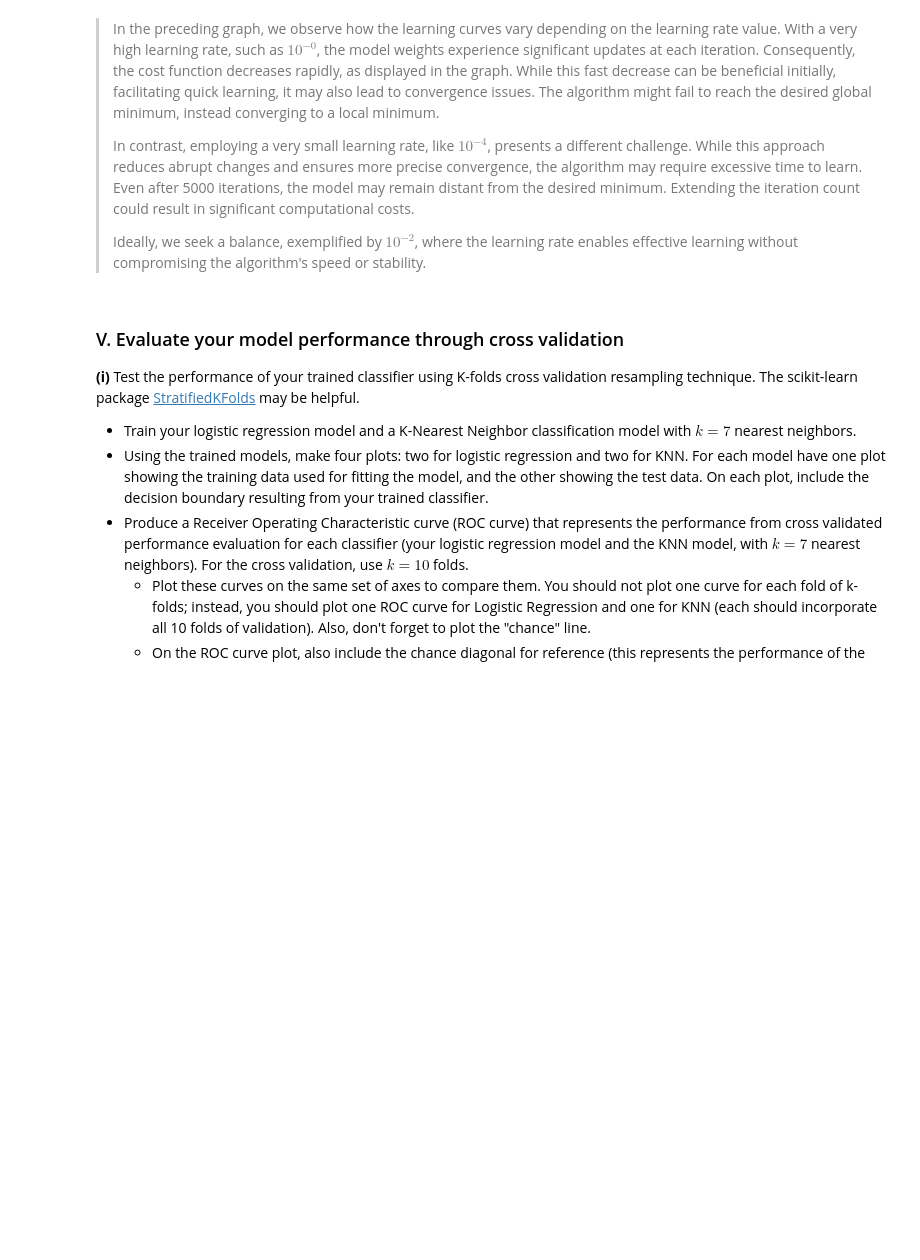
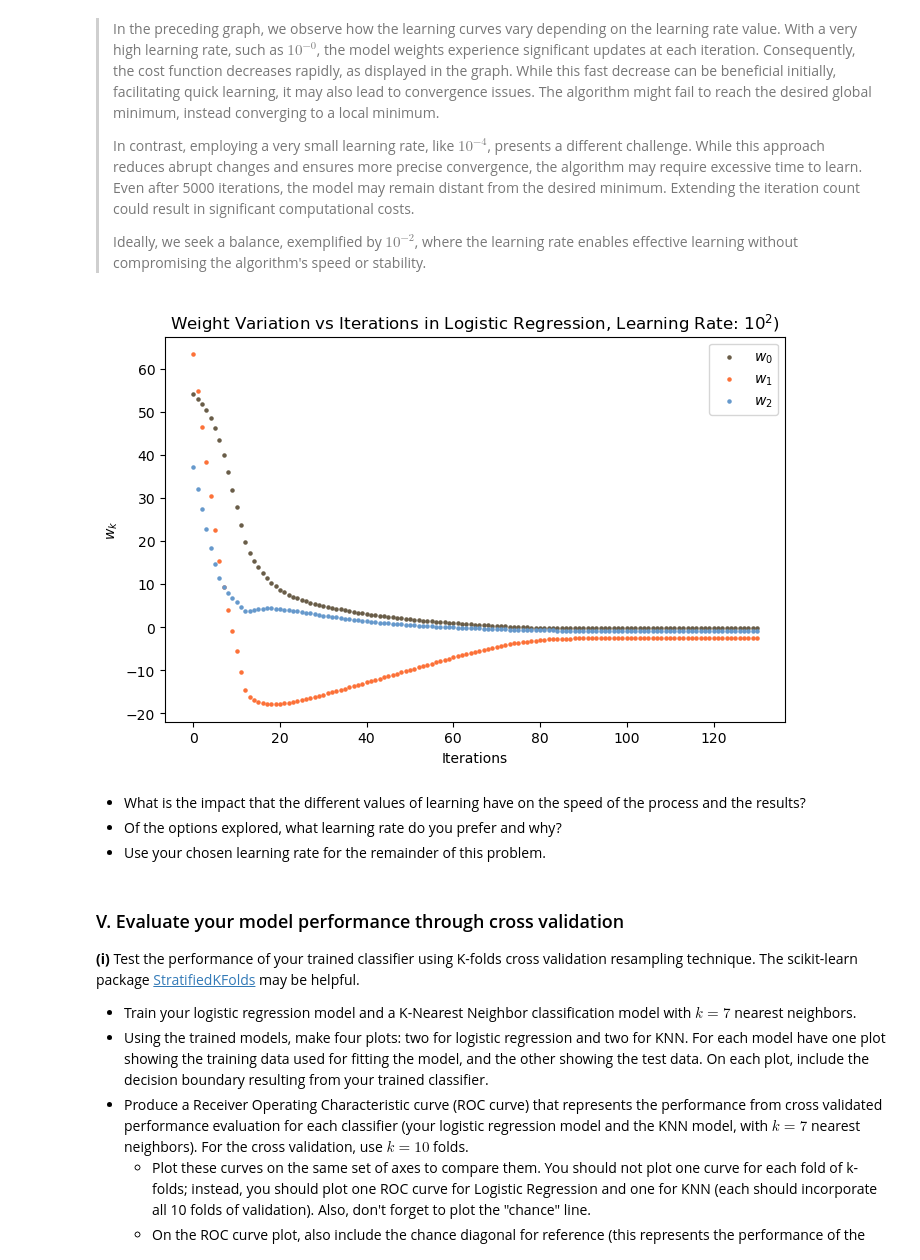
Before and after one commit to BarbaraPFloresRios/IDS705_PrinciplesOfMachineLearning, a Jupyter notebook: Assignment_3_SupervisedLearning_ModelTrainingAndEvaluation/Assignment_3.ipynb, the cells around one changed output. Saved outputs shown, nothing was run; the diff lists cells and outputs as text; code cells hidden in the pictures; blank space fills up the shorter version.

```diff
--- a/Assignment_3_SupervisedLearning_ModelTrainingAndEvaluation/Assignment_3.ipynb
+++ b/Assignment_3_SupervisedLearning_ModelTrainingAndEvaluation/Assignment_3.ipynb
@@ -426,7 +426,7 @@ lc_test = []
 for lr in learning_rates:
     model = Logistic_regression()
     model.fit(
-        X_train, y_train, w_init, lr=lr, delta_thresh=1e-5, max_iter=5000, verbose=False
+        X_train, y_train, w_init, lr=lr, delta_thresh=1e-6, max_iter=5000, verbose=False
     )
     lc_train.append(model.learning_curve(X_train, y_train))
     lc_test.append(model.learning_curve(X_test, y_test))
@@ -472,3 +499,33 @@ plt.show()
+# %%
+# Plot
+labels = [r"$w_0$", r"$w_1$", r"$w_2$"]
+
+plt.figure(figsize=(8, 5))
+
+for i in range(W.shape[0]):
+    plt.scatter(
+        range(W.shape[1]),
+        W[i],
+        color=colors[i],
+        label=labels[i],
+        s=5,
+    )
+
+plt.xlabel("Iterations")
+plt.ylabel("$w_k$")
+plt.title(
+    "Weight Variation vs Iterations in Logistic Regression, Learning Rate: $10^{2}$)"
+)
+plt.legend()
+
+plt.show()
+# %% [output]
+[figure, added]
+# %% [markdown]
+
+- What is the impact that the different values of learning have on the speed of the process and the results?
+- Of the options explored, what learning rate do you prefer and why?
+- Use your chosen learning rate for the remainder of this problem.
 # %% [markdown]
 ### V. Evaluate your model performance through cross validation
 
```
Also changed, not shown: parts of 4 cells of this notebook.
